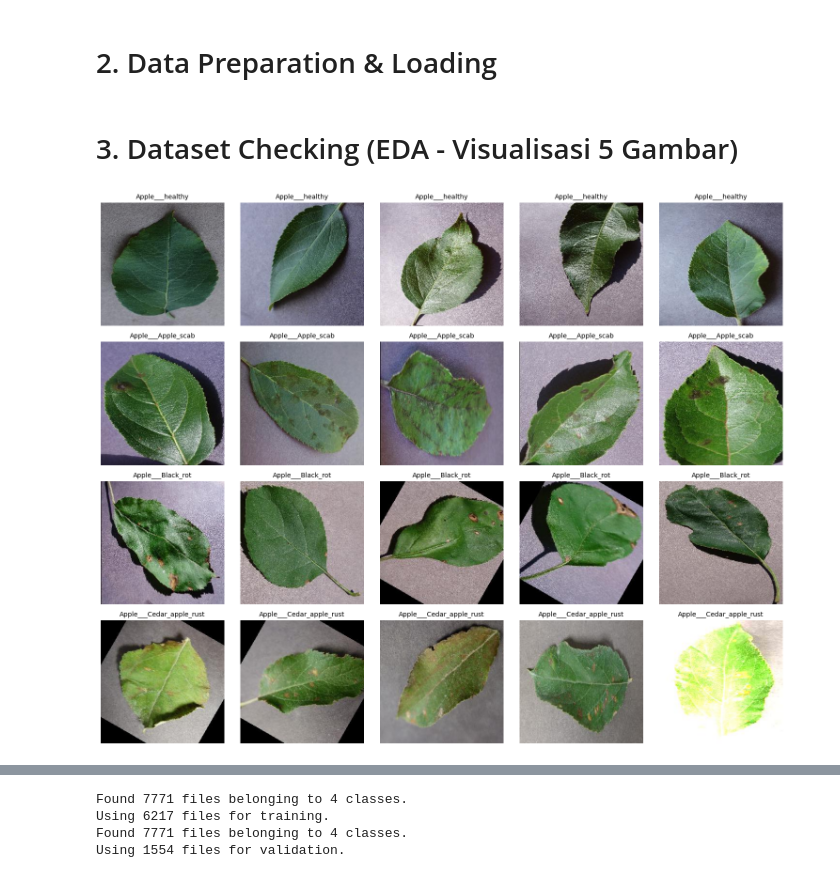
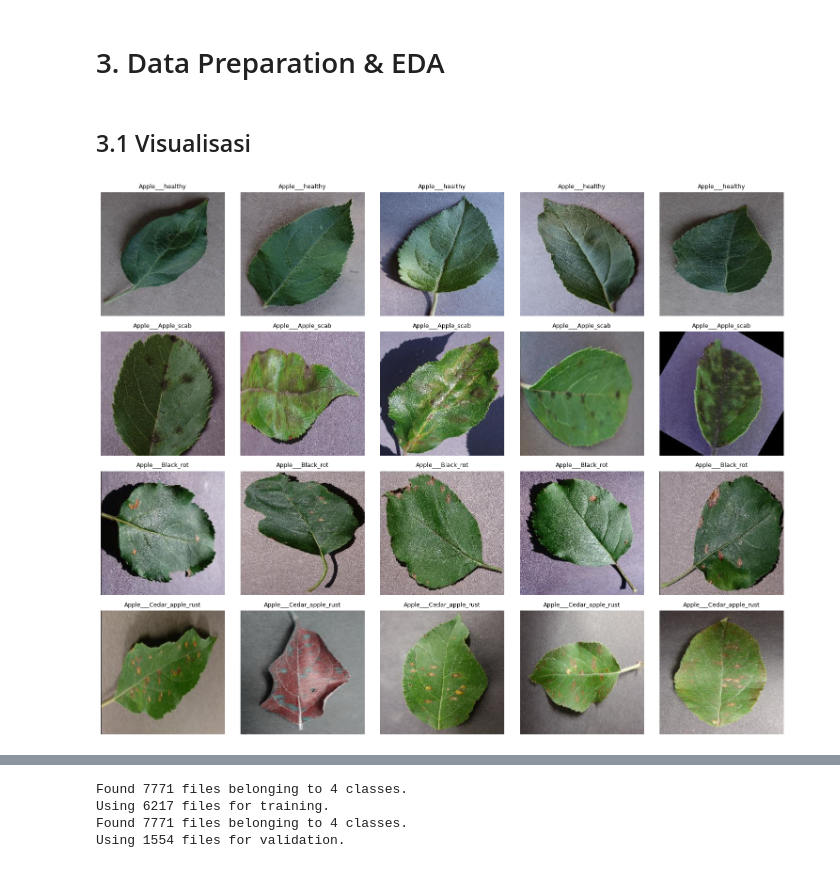
Before and after one commit to alvarotrytounderstand/Apple_Disease_Web, a Jupyter notebook: test.ipynb, the cells around one changed output, grey strips where cells are left out. Drawn from its saved outputs; the diff is of its cells as text; code cells hidden in the pictures.

```diff
--- a/test.ipynb
+++ b/test.ipynb
@@ -29,3 +28,3 @@ GPU Ditemukan:
 # %% [markdown]
-# 2. Data Preparation & Loading
+# 3. Data Preparation & EDA
 # %%
@@ -36,19 +33,21 @@ train_dir = 'Apple_Disease_Dataset/train'
 class_names = os.listdir(train_dir)
 apple_images = {class_name: os.listdir(os.path.join(train_dir, class_name)) for class_name in class_names}
-# %% [markdown]
-# 3. Dataset Checking (EDA - Visualisasi 5 Gambar)
-# %%
-fig, axs = plt.subplots(len(apple_images.keys()), 5, figsize=(15, 12))
-for i, class_name in enumerate(apple_images.keys()):
-    random_images = random.sample(apple_images[class_name], 5)
-    for j, image_name in enumerate(random_images):
-        img_path = os.path.join(train_dir, class_name, image_name)
-        img = Image.open(img_path)
-        axs[i, j].imshow(img)
-        axs[i, j].set_title(class_name, fontsize=10)
-        axs[i, j].axis('off')
-plt.tight_layout()
-plt.show()
-# %% [output]
-[figure, removed]
+# %% [markdown]
+## 3.1 Visualisasi
+# %%
+fig, axs = plt.subplots(len(class_names), 5, figsize=(15, 12))
+
+for i, class_name in enumerate(class_names):
+    random_images = random.sample(apple_images[class_name], 5)
+    for j, image_name in enumerate(random_images):
+        img_path = os.path.join(train_dir, class_name, image_name)
+        img = Image.open(img_path)
+        axs[i, j].imshow(img)
+        axs[i, j].set_title(class_name, fontsize=9)
+        axs[i, j].axis('off')
+
+plt.tight_layout()
+plt.show()
+# %% [output]
+[figure, added]
 # %% [markdown]
```
Also changed, not shown: parts of 23 cells of this notebook, 1 other file.
